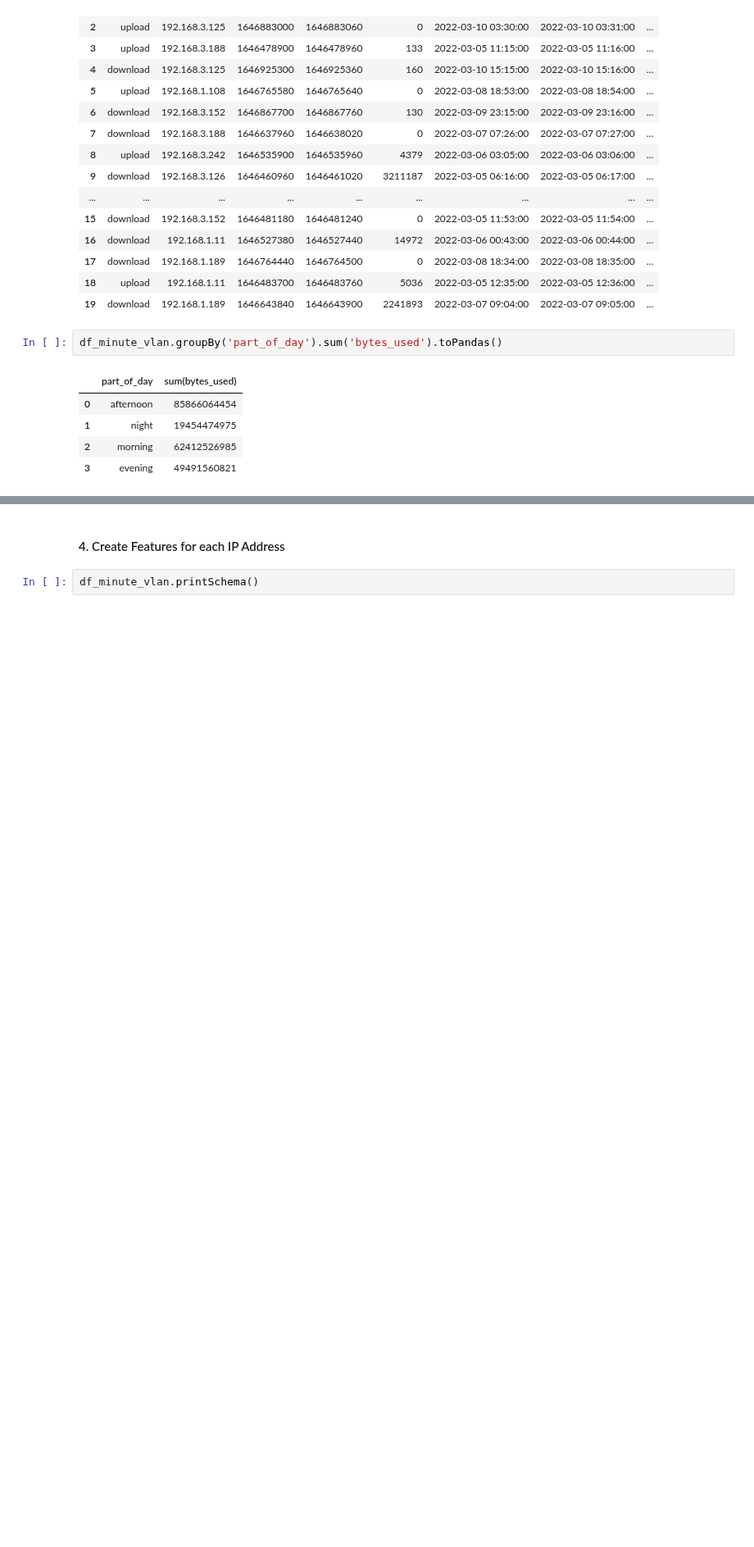
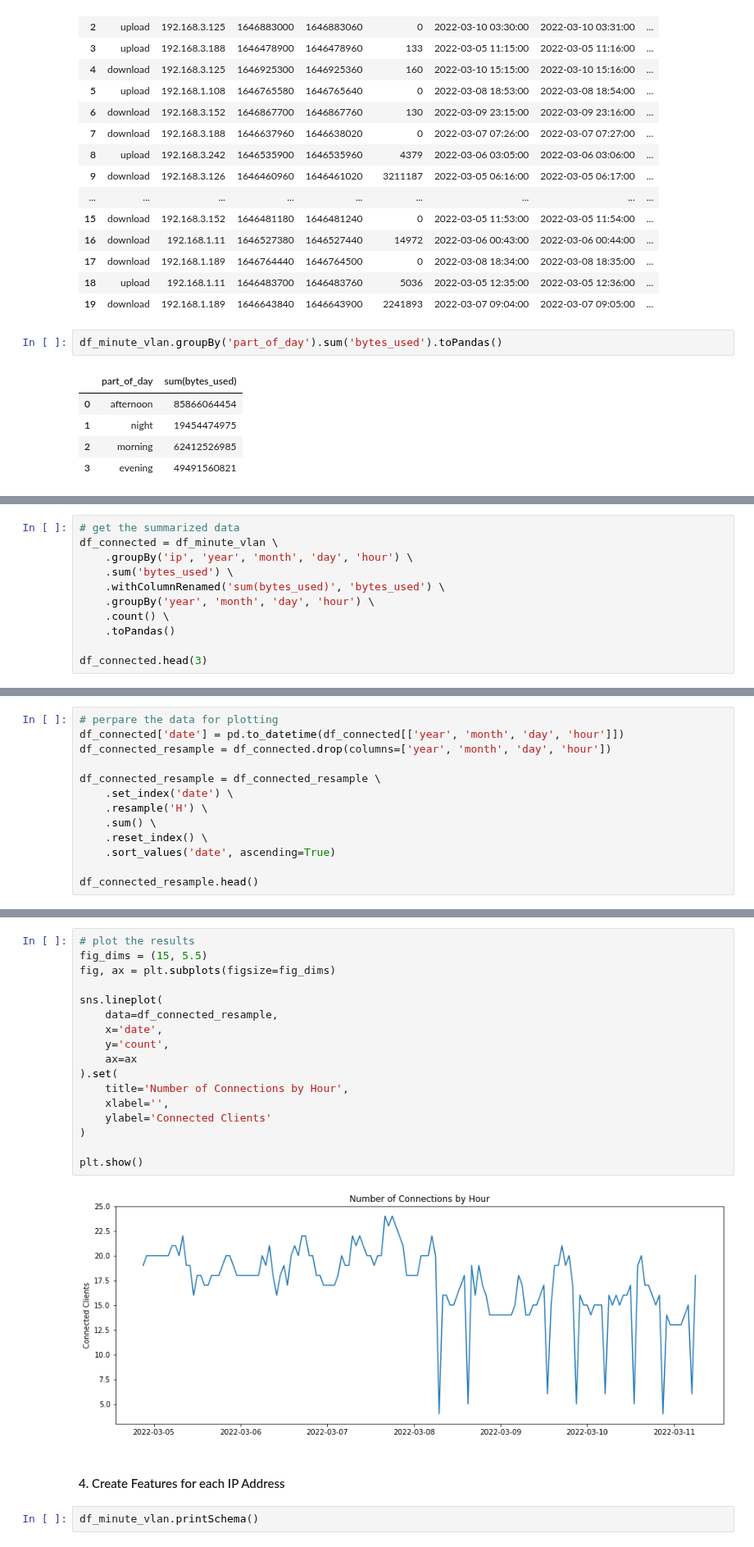
Before and after one commit to JohnnyFoulds/dsm010-2021-oct, a Jupyter notebook: coursework_02/cw02.ipynb, the cells around one changed output, grey strips where cells are left out. Shown at 82% size. Cells and saved outputs as stored; diff of their text form; blank space fills up the shorter version.

Commit message:
Loadshedding plot

```diff
--- a/coursework_02/cw02.ipynb
+++ b/coursework_02/cw02.ipynb
@@ -816,0 +823,11 @@ df_minute_vlan.groupBy('part_of_day').sum('bytes_used').toPandas()
+# %%
+# get the summarized data
+df_connected = df_minute_vlan \
+    .groupBy('ip', 'year', 'month', 'day', 'hour') \
+    .sum('bytes_used') \
+    .withColumnRenamed('sum(bytes_used)', 'bytes_used') \
+    .groupBy('year', 'month', 'day', 'hour') \
+    .count() \
+    .toPandas()
+
+df_connected.head(3)
@@ -816,0 +839,13 @@ df_minute_vlan.groupBy('part_of_day').sum('bytes_used').toPandas()
+# %%
+# perpare the data for plotting
+df_connected['date'] = pd.to_datetime(df_connected[['year', 'month', 'day', 'hour']])
+df_connected_resample = df_connected.drop(columns=['year', 'month', 'day', 'hour'])
+
+df_connected_resample = df_connected_resample \
+    .set_index('date') \
+    .resample('H') \
+    .sum() \
+    .reset_index() \
+    .sort_values('date', ascending=True)
+
+df_connected_resample.head()
@@ -817,3 +859,22 @@ df_minute_vlan.groupBy('part_of_day').sum('bytes_used').toPandas()
+# %%
+# plot the results
+fig_dims = (15, 5.5)
+fig, ax = plt.subplots(figsize=fig_dims)
+
+sns.lineplot(
+    data=df_connected_resample,
+    x='date',
+    y='count',
+    ax=ax
+).set(
+    title='Number of Connections by Hour',
+    xlabel='',
+    ylabel='Connected Clients'
+)
+
+plt.show()
+# %% [output]
+[figure, added]
 # %% [markdown]
 #### 4. Create Features for each IP Address
 # %%
```
Also changed, not shown: parts of 3 cells of this notebook.
